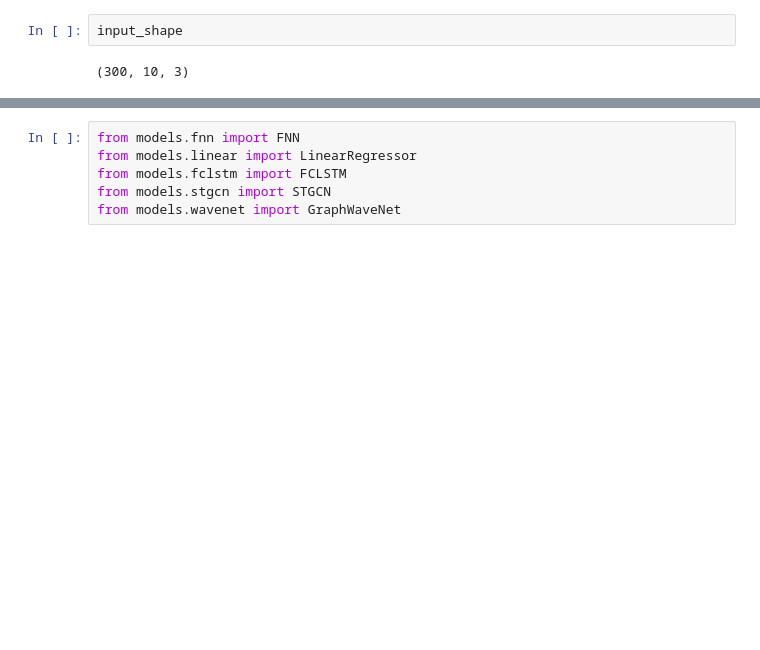
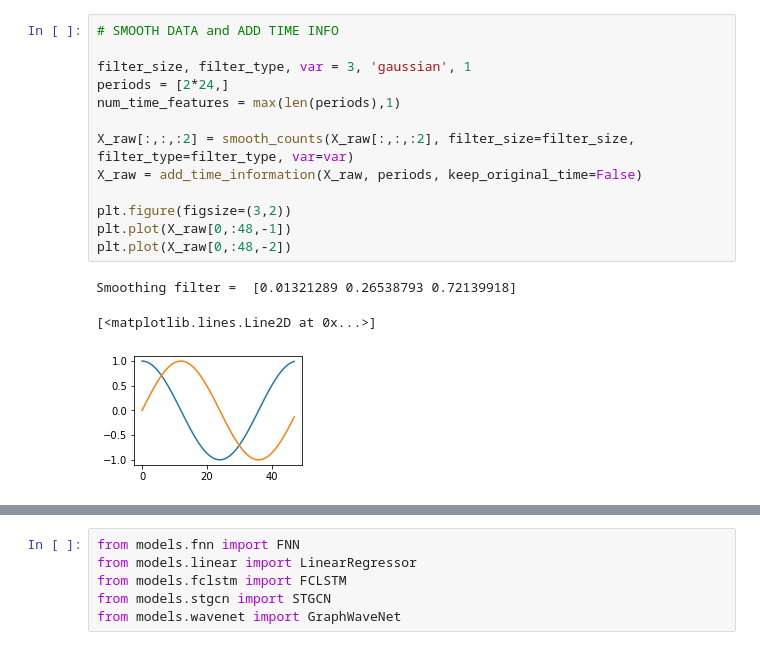
Before and after one commit to vursekar/time-adaptive-gnn, a Jupyter notebook: bike_share/model-test.ipynb, the cells around one changed output, grey strips where cells are left out. Drawn from its saved outputs; the diff is of its cells as text; blank space fills up the shorter version.

```diff
--- a/bike_share/model-test.ipynb
+++ b/bike_share/model-test.ipynb
@@ -74,4 +13,17 @@ Smoothing filter =  [0.01321289 0.26538793 0.72139918]
 # %%
-input_shape
+# SMOOTH DATA and ADD TIME INFO
+
+filter_size, filter_type, var = 3, 'gaussian', 1
+periods = [2*24,]
+num_time_features = max(len(periods),1)
+
+X_raw[:,:,:2] = smooth_counts(X_raw[:,:,:2], filter_size=filter_size, filter_type=filter_type, var=var)
+X_raw = add_time_information(X_raw, periods, keep_original_time=False)
+
+plt.figure(figsize=(3,2))
+plt.plot(X_raw[0,:48,-1])
+plt.plot(X_raw[0,:48,-2])
 # %% [output]
-(300, 10, 3)
+Smoothing filter =  [0.01321289 0.26538793 0.72139918]
+[<matplotlib.lines.Line2D at 0x...>]
+[figure, added]
```
Also changed, not shown: parts of 16 cells of this notebook, 3 other files.
